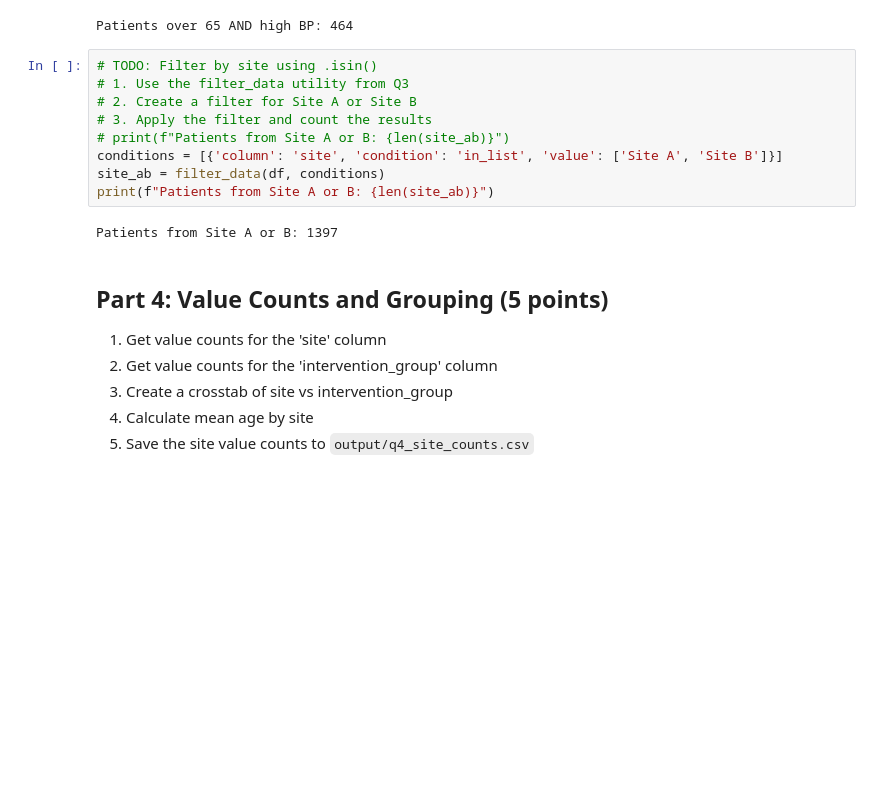
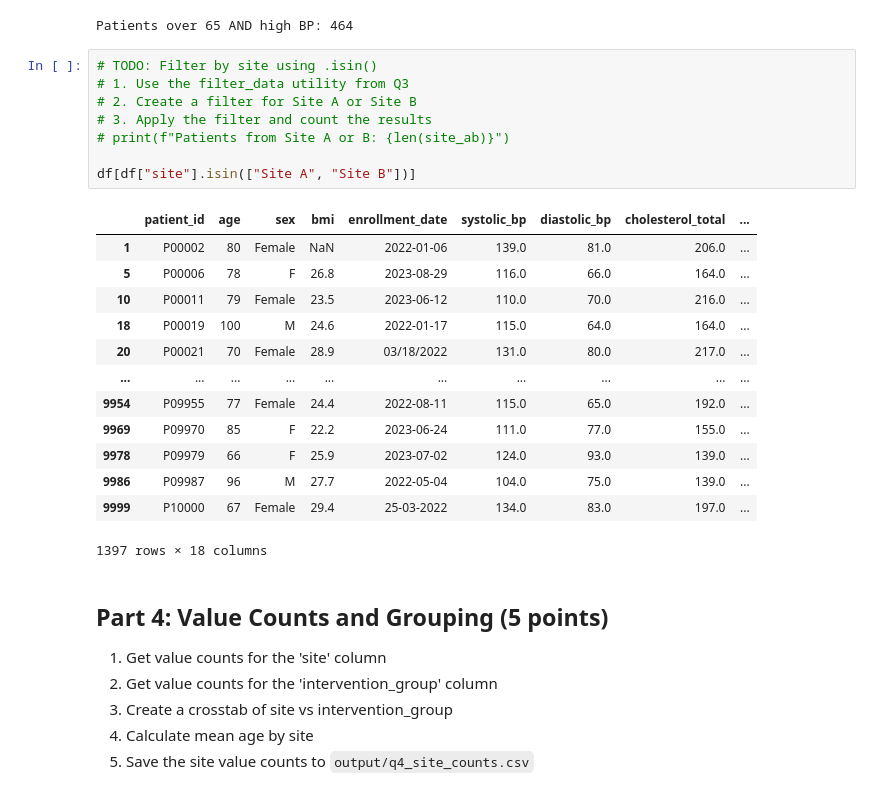
Before and after one commit to UCSF-DataSci/ds217-midterm-SidKaipa, a Jupyter notebook: q4_exploration.ipynb, the cells around one changed output. Saved outputs shown, nothing was run; the diff lists cells and outputs as text; blank space fills up the shorter version.

```diff
--- a/q4_exploration.ipynb
+++ b/q4_exploration.ipynb
@@ -232,14 +232,25 @@ Patients over 65 AND high BP: 464
 # %%
 # TODO: Filter by site using .isin()
 # 1. Use the filter_data utility from Q3
 # 2. Create a filter for Site A or Site B
 # 3. Apply the filter and count the results
 # print(f"Patients from Site A or B: {len(site_ab)}")
-conditions = [{'column': 'site', 'condition': 'in_list', 'value': ['Site A', 'Site B']}]
-site_ab = filter_data(df, conditions)
-print(f"Patients from Site A or B: {len(site_ab)}")
+
+df[df["site"].isin(["Site A", "Site B"])]
 # %% [output]
+|  | patient_id | age | sex | bmi | enrollment_date | systolic_bp | diastolic_bp | cholesterol_total | ... |
+| 1 | P00002 | 80 | Female | NaN | 2022-01-06 | 139.0 | 81.0 | 206.0 | ... |
+| 5 | P00006 | 78 | F | 26.8 | 2023-08-29 | 116.0 | 66.0 | 164.0 | ... |
+| 10 | P00011 | 79 | Female | 23.5 | 2023-06-12 | 110.0 | 70.0 | 216.0 | ... |
+| 18 | P00019 | 100 | M | 24.6 | 2022-01-17 | 115.0 | 64.0 | 164.0 | ... |
+| 20 | P00021 | 70 | Female | 28.9 | 03/18/2022 | 131.0 | 80.0 | 217.0 | ... |
+| ... | ... | ... | ... | ... | ... | ... | ... | ... | ... |
+| 9954 | P09955 | 77 | Female | 24.4 | 2022-08-11 | 115.0 | 65.0 | 192.0 | ... |
+| 9969 | P09970 | 85 | F | 22.2 | 2023-06-24 | 111.0 | 77.0 | 155.0 | ... |
+| 9978 | P09979 | 66 | F | 25.9 | 2023-07-02 | 124.0 | 93.0 | 139.0 | ... |
+| 9986 | P09987 | 96 | M | 27.7 | 2022-05-04 | 104.0 | 75.0 | 139.0 | ... |
+| 9999 | P10000 | 67 | Female | 29.4 | 25-03-2022 | 134.0 | 83.0 | 197.0 | ... |
-Patients from Site A or B: 1397
+1397 rows × 18 columns
 # %% [markdown]
 ## Part 4: Value Counts and Grouping (5 points)
 
```
Also changed, not shown: 2 other files.
